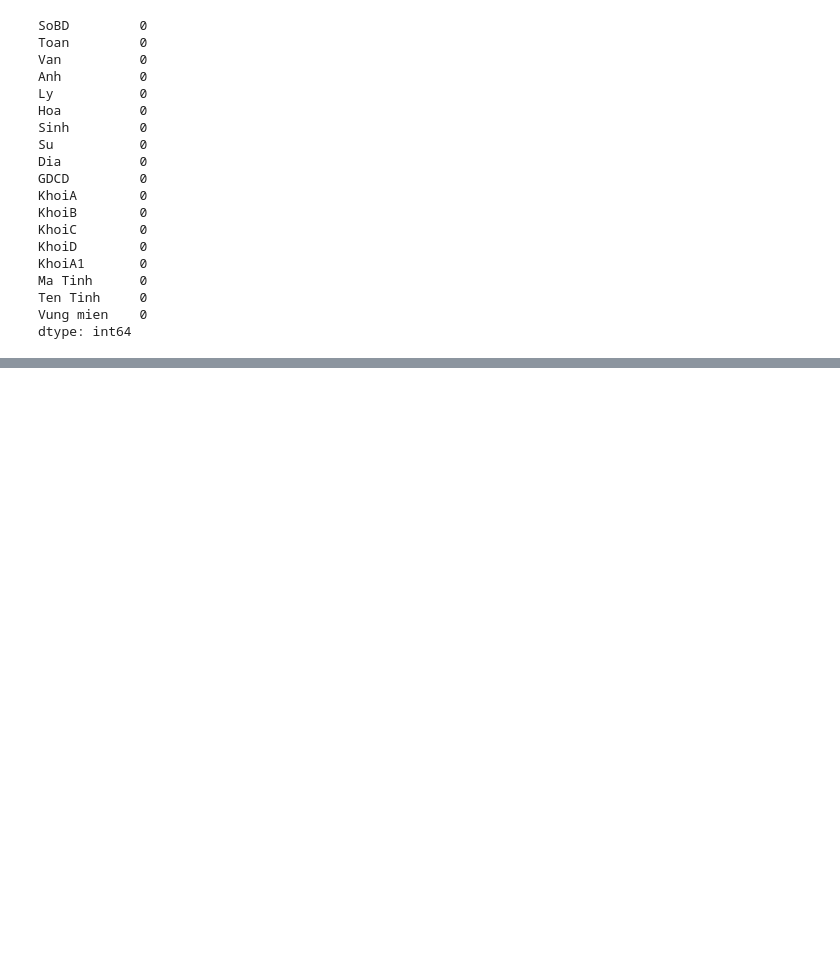
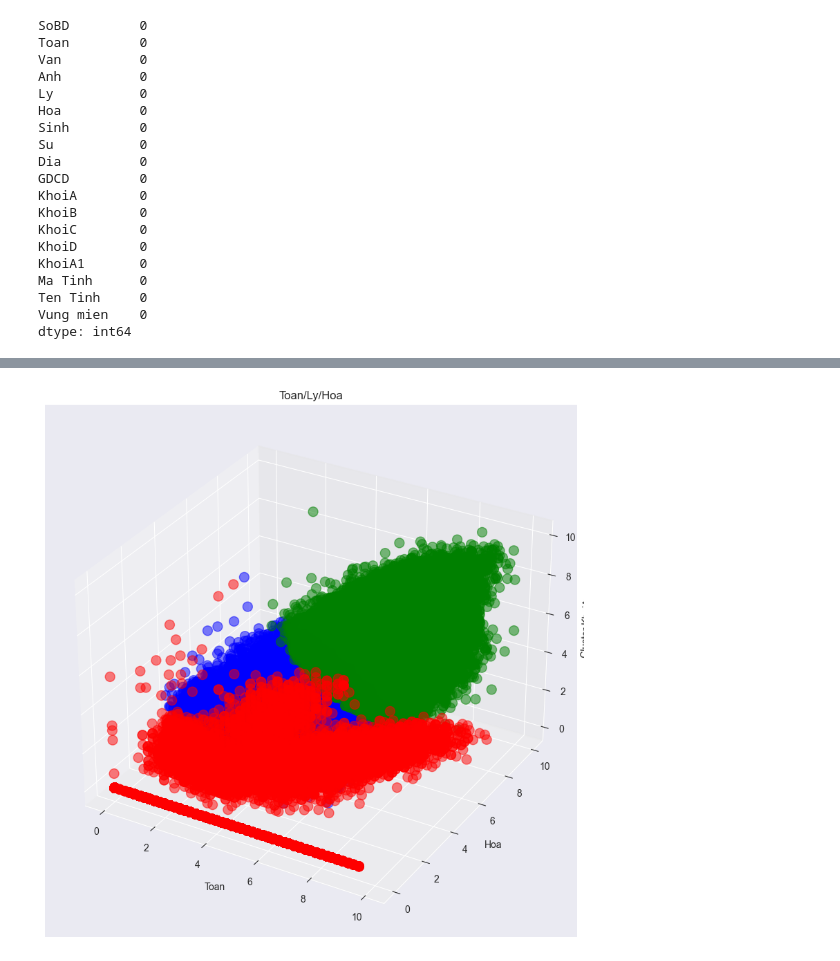
Before and after one commit to khangthunhat/DataMining, a Jupyter notebook: lab10/P4.ipynb, the cells around one changed output, grey strips where cells are left out. Cells and saved outputs as stored; diff of their text form; code cells hidden in the pictures; blank space fills up the shorter version.

```diff
--- a/lab10/P4.ipynb
+++ b/lab10/P4.ipynb
@@ -171,0 +186,17 @@ KMeans does not accept missing values encoded as NaN natively. For supervised le
+# %%
+fig = plt.figure(figsize=(30, 10))
+ax = fig.add_subplot(111, projection='3d')
+ax.set_xlabel("Toan")
+ax.set_ylabel("Hoa")
+ax.set_zlabel("Cluster KhoiA")
+ax.set_title("Toan/Ly/Hoa")
+
+colors = ['r', 'g', 'b']
+
+for i, c in enumerate(colors):
+    clustered_data = scores_A_df[scores_A_df['ClustersA'] == i]
+    ax.scatter(clustered_data['Toan'], clustered_data['Hoa'], clustered_data['Ly'], c=c, s=100, alpha=0.5)
+
+plt.show()
+# %% [output]
+[figure, added]
```
Also changed, not shown: parts of 24 cells of this notebook, 4 other files.
